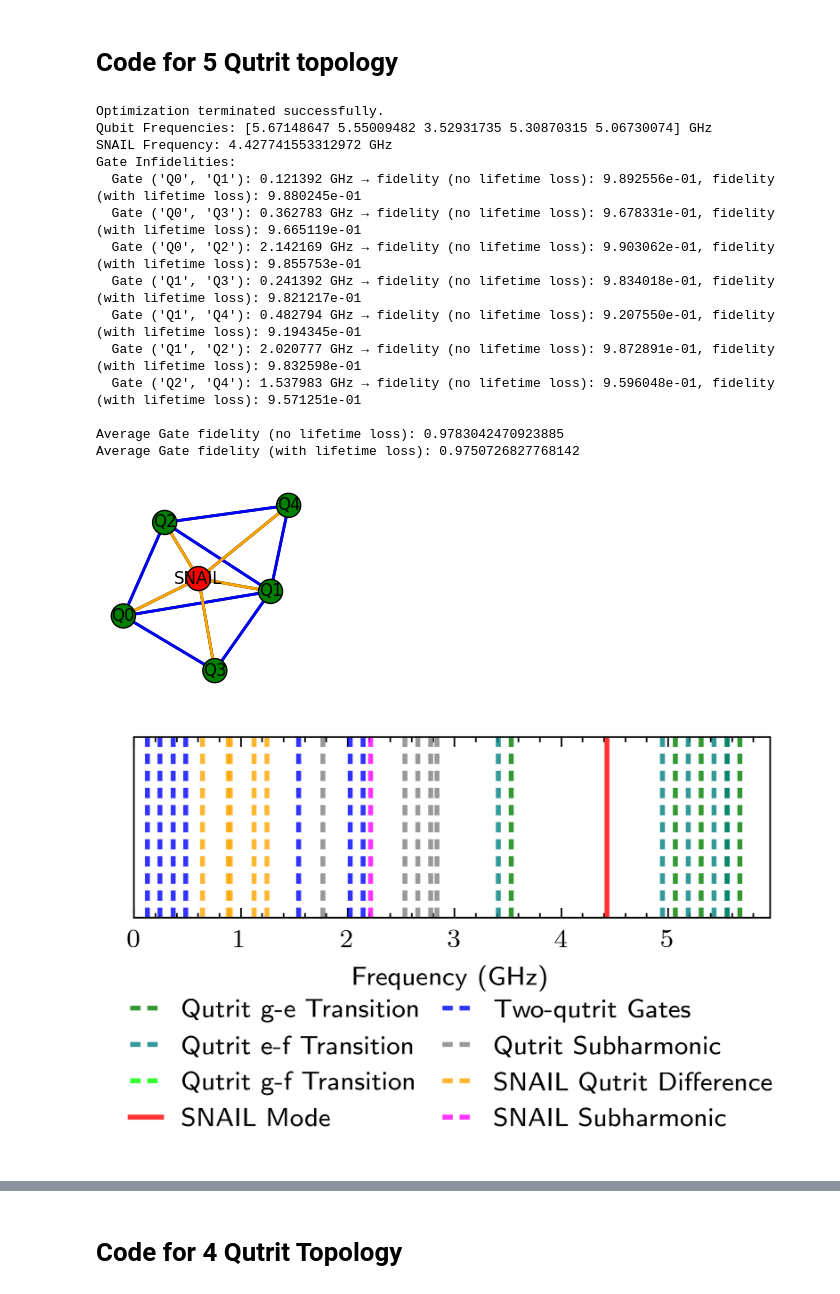
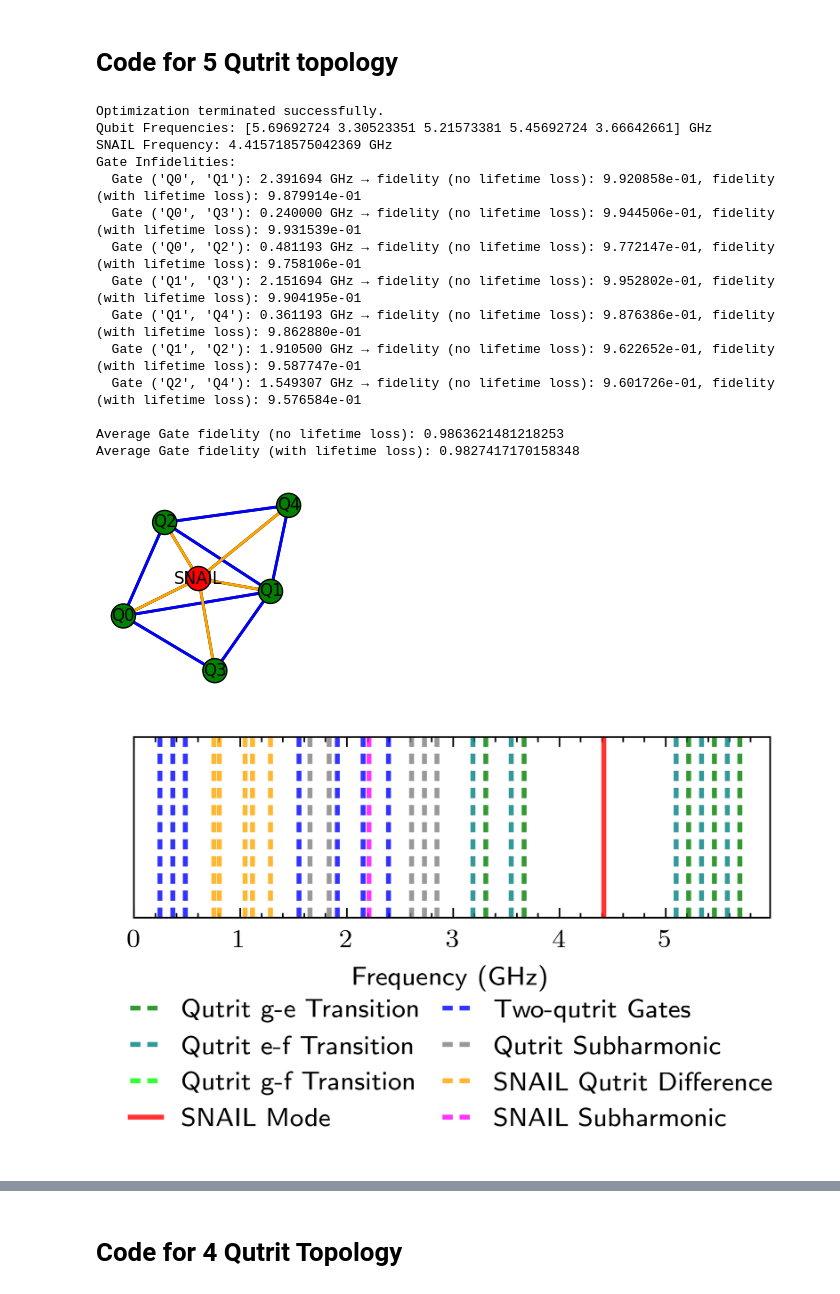
Before and after one commit to Wrn13/qutrit-crowding, a Jupyter notebook: src/notebooks/qutrit_freq_work.ipynb, the cells around one changed output, grey strips where cells are left out. Drawn from its saved outputs; the diff is of its cells as text; code cells hidden in the pictures.

```diff
--- a/src/notebooks/qutrit_freq_work.ipynb
+++ b/src/notebooks/qutrit_freq_work.ipynb
@@ -148,46 +148,46 @@ n_5_wrapped_edge_list = [
     ("Q0", "Q2", "qutrit-qutrit", "blue"),
     ("Q1", "Q3", "qutrit-qutrit", "blue"),
     ("Q1", "Q4", "qutrit-qutrit", "blue"),
     ("Q1", "Q2", "qutrit-qutrit", "blue"),
     ("Q2", "Q4", "qutrit-qutrit", "blue"),
     ("Q0", "SNAIL", "snail-qutrit", "orange"),
     ("Q1", "SNAIL", "snail-qutrit", "orange"),
     ("Q2", "SNAIL", "snail-qutrit", "orange"),
     ("Q3", "SNAIL", "snail-qutrit", "orange"),
     ("Q4", "SNAIL", "snail-qutrit", "orange"),
 ]
 qmg_5_wrapped = QutritModuleGraph(num_qutrits=5, edge_type="custom", edges=n_5_wrapped_edge_list)
 
 optimizer = GateFidelityOptimizer(
     qmg_5_wrapped,
     min_bare_space_ghz=0.12,
     lambdaq=0.08,
     eta=1.8,
     g3=60e6,
     qubit_bounds=(3.3, 5.7),
     snail_bounds=(4.2, 4.7),
     use_lifetime=True,
 )
 
-optimizer.optimize_frequencies(2048)
+optimizer.optimize_frequencies(6000)
 optimizer.report_results()
 # %% [output]
 Optimization terminated successfully.
-Qubit Frequencies: [5.67148647 5.55009482 3.52931735 5.30870315 5.06730074] GHz
-SNAIL Frequency: 4.427741553312972 GHz
+Qubit Frequencies: [5.69692724 3.30523351 5.21573381 5.45692724 3.66642661] GHz
+SNAIL Frequency: 4.415718575042369 GHz
 Gate Infidelities:
-  Gate ('Q0', 'Q1'): 0.121392 GHz → fidelity (no lifetime loss): 9.892556e-01, fidelity (with lifetime loss): 9.880245e-01
-  Gate ('Q0', 'Q3'): 0.362783 GHz → fidelity (no lifetime loss): 9.678331e-01, fidelity (with lifetime loss): 9.665119e-01
-  Gate ('Q0', 'Q2'): 2.142169 GHz → fidelity (no lifetime loss): 9.903062e-01, fidelity (with lifetime loss): 9.855753e-01
-  Gate ('Q1', 'Q3'): 0.241392 GHz → fidelity (no lifetime loss): 9.834018e-01, fidelity (with lifetime loss): 9.821217e-01
-  Gate ('Q1', 'Q4'): 0.482794 GHz → fidelity (no lifetime loss): 9.207550e-01, fidelity (with lifetime loss): 9.194345e-01
-  Gate ('Q1', 'Q2'): 2.020777 GHz → fidelity (no lifetime loss): 9.872891e-01, fidelity (with lifetime loss): 9.832598e-01
-  Gate ('Q2', 'Q4'): 1.537983 GHz → fidelity (no lifetime loss): 9.596048e-01, fidelity (with lifetime loss): 9.571251e-01
+  Gate ('Q0', 'Q1'): 2.391694 GHz → fidelity (no lifetime loss): 9.920858e-01, fidelity (with lifetime loss): 9.879914e-01
+  Gate ('Q0', 'Q3'): 0.240000 GHz → fidelity (no lifetime loss): 9.944506e-01, fidelity (with lifetime loss): 9.931539e-01
+  Gate ('Q0', 'Q2'): 0.481193 GHz → fidelity (no lifetime loss): 9.772147e-01, fidelity (with lifetime loss): 9.758106e-01
+  Gate ('Q1', 'Q3'): 2.151694 GHz → fidelity (no lifetime loss): 9.952802e-01, fidelity (with lifetime loss): 9.904195e-01
+  Gate ('Q1', 'Q4'): 0.361193 GHz → fidelity (no lifetime loss): 9.876386e-01, fidelity (with lifetime loss): 9.862880e-01
+  Gate ('Q1', 'Q2'): 1.910500 GHz → fidelity (no lifetime loss): 9.622652e-01, fidelity (with lifetime loss): 9.587747e-01
+  Gate ('Q2', 'Q4'): 1.549307 GHz → fidelity (no lifetime loss): 9.601726e-01, fidelity (with lifetime loss): 9.576584e-01
 
-Average Gate fidelity (no lifetime loss): 0.9783042470923885
-Average Gate fidelity (with lifetime loss): 0.9750726827768142
+Average Gate fidelity (no lifetime loss): 0.9863621481218253
+Average Gate fidelity (with lifetime loss): 0.9827417170158348
 [figure]
-[figure, old version]
+[figure, new version]
 # %%
 n_5_no_wrap_edge_list = [
     ("Q0", "Q1", "qutrit-qutrit", "blue"),
```
Also changed, not shown: parts of 9 cells of this notebook, 6 other files.
